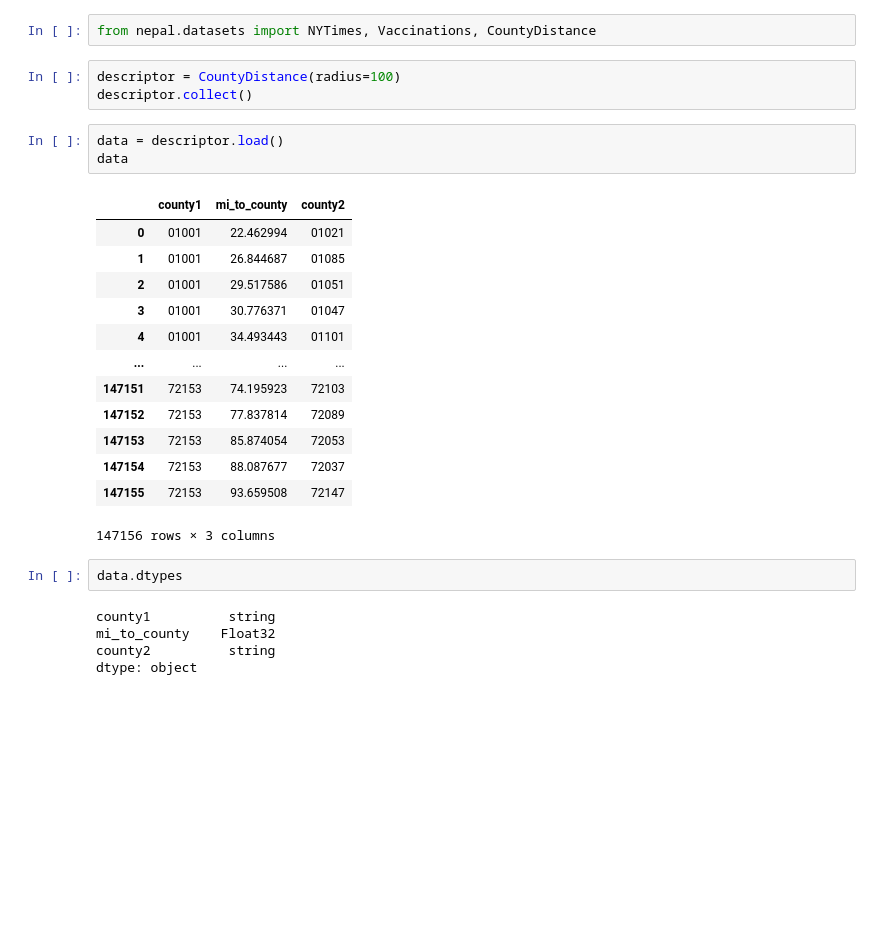
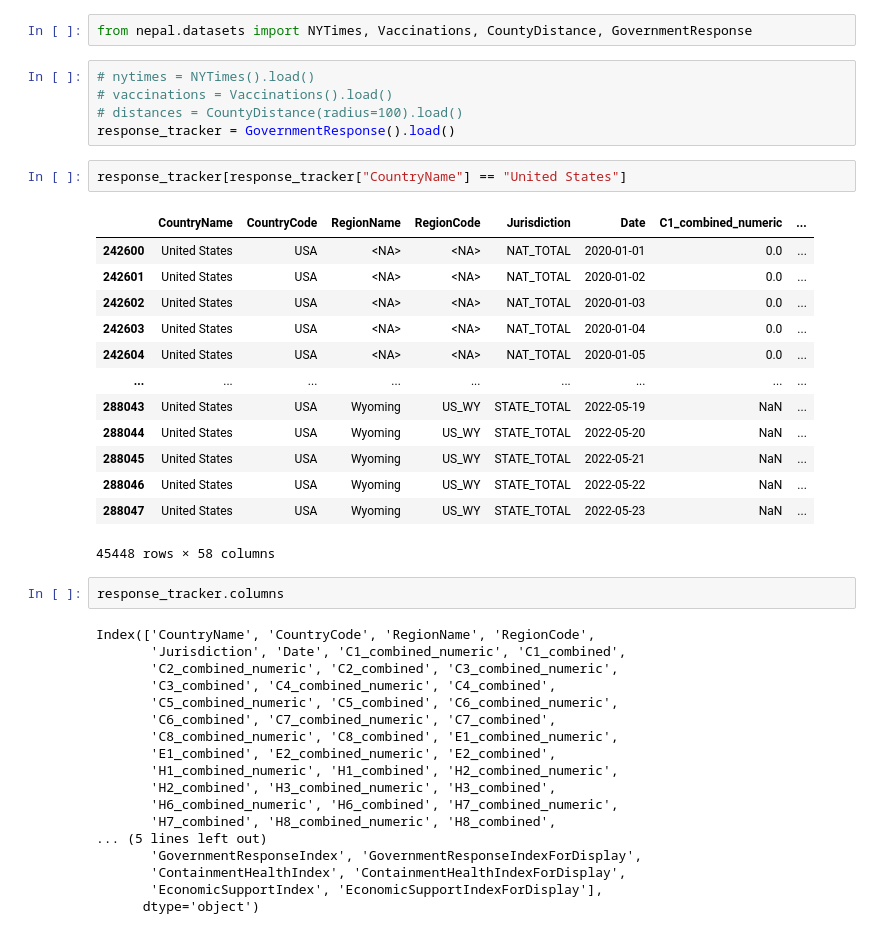
Before and after one commit to vlieven/G0Z39a, a Jupyter notebook: notebooks/covid19.ipynb, the cells around one changed output. Drawn from its saved outputs; the diff is of its cells as text; blank space fills up the shorter version.

```diff
--- a/notebooks/covid19.ipynb
+++ b/notebooks/covid19.ipynb
@@ -1,29 +1,43 @@
 # %%
-from nepal.datasets import NYTimes, Vaccinations, CountyDistance
+from nepal.datasets import NYTimes, Vaccinations, CountyDistance, GovernmentResponse
-# %%
-descriptor = CountyDistance(radius=100)
-descriptor.collect()
-# %%
-data = descriptor.load()
-data
-# %% [output]
-|  | county1 | mi_to_county | county2 |
-| 0 | 01001 | 22.462994 | 01021 |
-| 1 | 01001 | 26.844687 | 01085 |
-| 2 | 01001 | 29.517586 | 01051 |
-| 3 | 01001 | 30.776371 | 01047 |
-| 4 | 01001 | 34.493443 | 01101 |
-| ... | ... | ... | ... |
-| 147151 | 72153 | 74.195923 | 72103 |
-| 147152 | 72153 | 77.837814 | 72089 |
-| 147153 | 72153 | 85.874054 | 72053 |
-| 147154 | 72153 | 88.087677 | 72037 |
-| 147155 | 72153 | 93.659508 | 72147 |
-147156 rows × 3 columns
-# %%
-data.dtypes
-# %% [output]
-county1          string
-mi_to_county    Float32
-county2          string
-dtype: object
+# %%
+# nytimes = NYTimes().load()
+# vaccinations = Vaccinations().load()
+# distances = CountyDistance(radius=100).load()
+response_tracker = GovernmentResponse().load()
+# %%
+response_tracker[response_tracker["CountryName"] == "United States"]
+# %% [output]
+|  | CountryName | CountryCode | RegionName | RegionCode | Jurisdiction | Date | C1_combined_numeric | ... |
+| 242600 | United States | USA | <NA> | <NA> | NAT_TOTAL | 2020-01-01 | 0.0 | ... |
+| 242601 | United States | USA | <NA> | <NA> | NAT_TOTAL | 2020-01-02 | 0.0 | ... |
+| 242602 | United States | USA | <NA> | <NA> | NAT_TOTAL | 2020-01-03 | 0.0 | ... |
+| 242603 | United States | USA | <NA> | <NA> | NAT_TOTAL | 2020-01-04 | 0.0 | ... |
+| 242604 | United States | USA | <NA> | <NA> | NAT_TOTAL | 2020-01-05 | 0.0 | ... |
+| ... | ... | ... | ... | ... | ... | ... | ... | ... |
+| 288043 | United States | USA | Wyoming | US_WY | STATE_TOTAL | 2022-05-19 | NaN | ... |
+| 288044 | United States | USA | Wyoming | US_WY | STATE_TOTAL | 2022-05-20 | NaN | ... |
+| 288045 | United States | USA | Wyoming | US_WY | STATE_TOTAL | 2022-05-21 | NaN | ... |
+| 288046 | United States | USA | Wyoming | US_WY | STATE_TOTAL | 2022-05-22 | NaN | ... |
+| 288047 | United States | USA | Wyoming | US_WY | STATE_TOTAL | 2022-05-23 | NaN | ... |
+45448 rows × 58 columns
+# %%
+response_tracker.columns
+# %% [output]
+Index(['CountryName', 'CountryCode', 'RegionName', 'RegionCode',
+       'Jurisdiction', 'Date', 'C1_combined_numeric', 'C1_combined',
+       'C2_combined_numeric', 'C2_combined', 'C3_combined_numeric',
+       'C3_combined', 'C4_combined_numeric', 'C4_combined',
+       'C5_combined_numeric', 'C5_combined', 'C6_combined_numeric',
+       'C6_combined', 'C7_combined_numeric', 'C7_combined',
+       'C8_combined_numeric', 'C8_combined', 'E1_combined_numeric',
+       'E1_combined', 'E2_combined_numeric', 'E2_combined',
+       'H1_combined_numeric', 'H1_combined', 'H2_combined_numeric',
+       'H2_combined', 'H3_combined_numeric', 'H3_combined',
+       'H6_combined_numeric', 'H6_combined', 'H7_combined_numeric',
+       'H7_combined', 'H8_combined_numeric', 'H8_combined',
+... (5 lines left out)
+       'GovernmentResponseIndex', 'GovernmentResponseIndexForDisplay',
+       'ContainmentHealthIndex', 'ContainmentHealthIndexForDisplay',
+       'EconomicSupportIndex', 'EconomicSupportIndexForDisplay'],
+      dtype='object')
```
Also changed, not shown: parts of 8 cells of this notebook, 10 other files.
